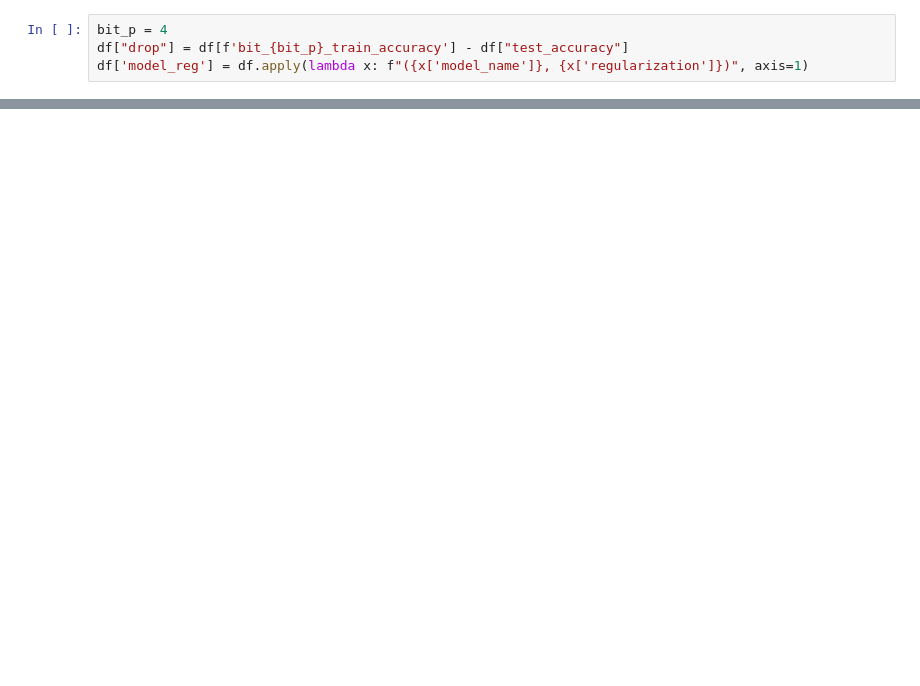
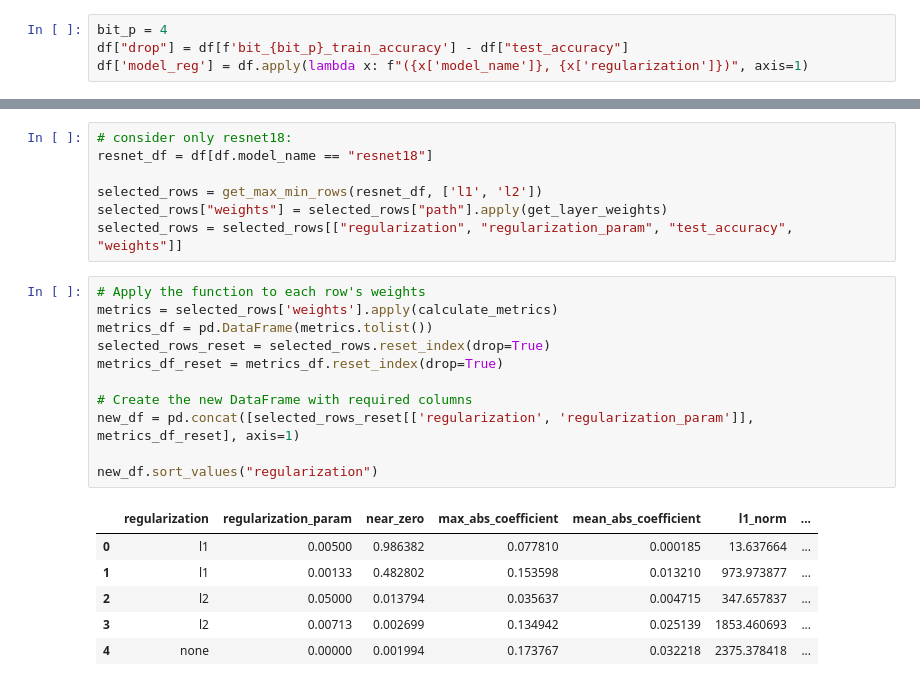
Before and after one commit to ishapira1/TinyML-RegulizationAndQuantization, a Jupyter notebook: notebooks/visualize_and_plot.ipynb, the cells around one changed output, grey strips where cells are left out. Cells and saved outputs as stored; diff of their text form; blank space fills up the shorter version.

```diff
--- a/notebooks/visualize_and_plot.ipynb
+++ b/notebooks/visualize_and_plot.ipynb
@@ -225,0 +277,25 @@ legend_fig.savefig("../plots/variance_legend.pdf", dpi=500, bbox_inches='tight')
+# %%
+# consider only resnet18:
+resnet_df = df[df.model_name == "resnet18"]
+
+selected_rows = get_max_min_rows(resnet_df, ['l1', 'l2'])
+selected_rows["weights"] = selected_rows["path"].apply(get_layer_weights)
+selected_rows = selected_rows[["regularization", "regularization_param", "test_accuracy", "weights"]]
+# %%
+# Apply the function to each row's weights
+metrics = selected_rows['weights'].apply(calculate_metrics)
+metrics_df = pd.DataFrame(metrics.tolist())
+selected_rows_reset = selected_rows.reset_index(drop=True)
+metrics_df_reset = metrics_df.reset_index(drop=True)
+
+# Create the new DataFrame with required columns
+new_df = pd.concat([selected_rows_reset[['regularization', 'regularization_param']], metrics_df_reset], axis=1)
+
+new_df.sort_values("regularization")
+# %% [output]
+|  | regularization | regularization_param | near_zero | max_abs_coefficient | mean_abs_coefficient | l1_norm | ... |
+| 0 | l1 | 0.00500 | 0.986382 | 0.077810 | 0.000185 | 13.637664 | ... |
+| 1 | l1 | 0.00133 | 0.482802 | 0.153598 | 0.013210 | 973.973877 | ... |
+| 2 | l2 | 0.05000 | 0.013794 | 0.035637 | 0.004715 | 347.657837 | ... |
+| 3 | l2 | 0.00713 | 0.002699 | 0.134942 | 0.025139 | 1853.460693 | ... |
+| 4 | none | 0.00000 | 0.001994 | 0.173767 | 0.032218 | 2375.378418 | ... |
```
Also changed, not shown: parts of 9 cells of this notebook.
